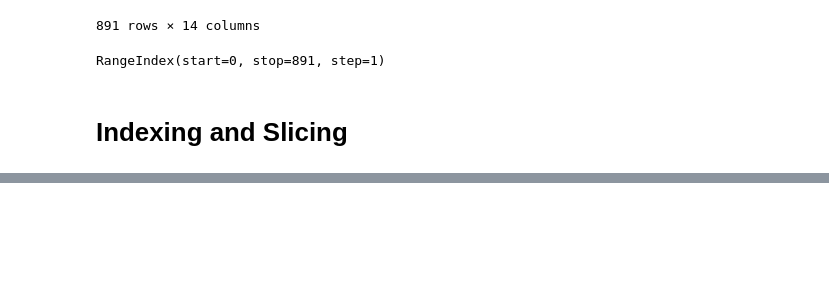
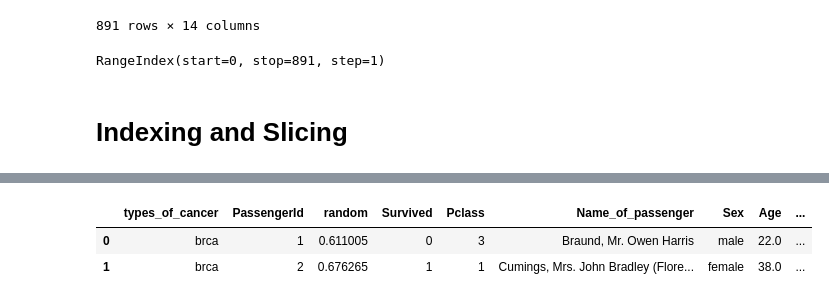
Before and after one commit to NikitaaArora/Ineuron, a Jupyter notebook: Python/Libraries/PANDAS/pandas_class_1.ipynb, the cells around one changed output, grey strips where cells are left out. Drawn from its saved outputs; the diff is of its cells as text; code cells hidden in the pictures; blank space fills up the shorter version.

```diff
--- a/Python/Libraries/PANDAS/pandas_class_1.ipynb
+++ b/Python/Libraries/PANDAS/pandas_class_1.ipynb
@@ -627,0 +683,6 @@ RangeIndex(start=0, stop=891, step=1)
+# %%
+titanic.iloc[0:2]
+# %% [output]
+|  | types_of_cancer | PassengerId | random | Survived | Pclass | Name_of_passenger | Sex | Age | ... |
+| 0 | brca | 1 | 0.611005 | 0 | 3 | Braund, Mr. Owen Harris | male | 22.0 | ... |
+| 1 | brca | 2 | 0.676265 | 1 | 1 | Cumings, Mrs. John Bradley (Flore... | female | 38.0 | ... |
```
Also changed, not shown: parts of 10 cells of this notebook.
